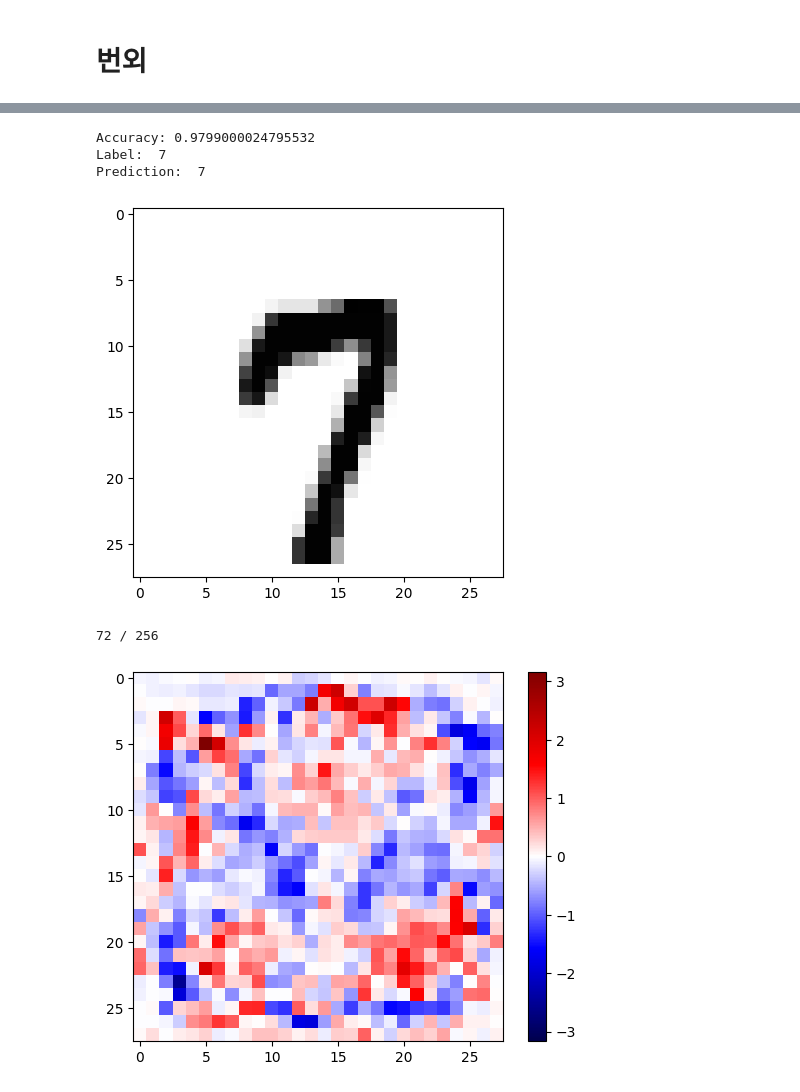
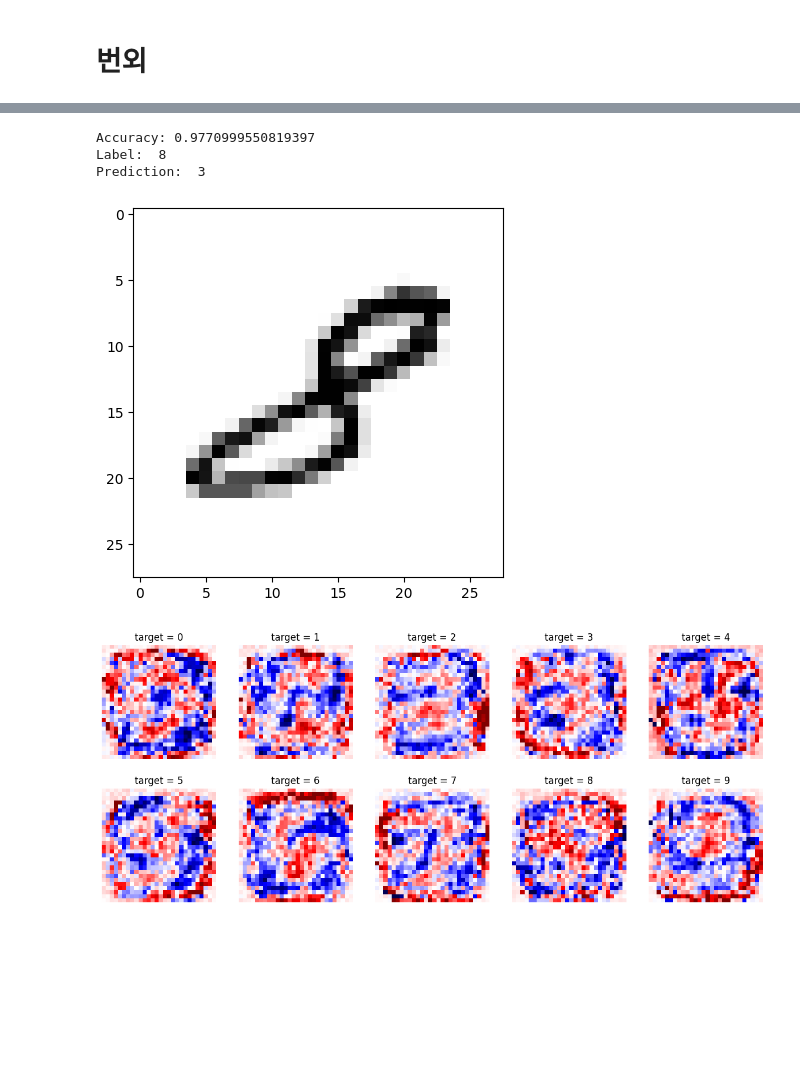
Before and after one commit to pleielp/DL-PyTorch, a Jupyter notebook: 딥러닝_파이토치_교과서/05.ipynb, the cells around one changed output, grey strips where cells are left out. Cells and saved outputs as stored; diff of their text form; code cells hidden in the pictures; blank space fills up the shorter version.

```diff
--- a/딥러닝_파이토치_교과서/05.ipynb
+++ b/딥러닝_파이토치_교과서/05.ipynb
@@ -406,9 +406,9 @@ data_loader = DataLoader(dataset=mnist_train,
 # MNIST data image of shape 28 * 28 = 784
 # linear = nn.Linear(784, 10, bias=True).to(device)
 model = nn.Sequential(
-    nn.Linear(784, 256),
+    nn.Linear(784, 128),
     nn.ReLU(),
-    nn.Linear(256, 10)
+    nn.Linear(128, 10)
 ).to(device)
 
 # 비용 함수와 옵티마이저 정의
@@ -489,31 +489,43 @@ with torch.no_grad(): # torch.no_grad()를 하면 gradient 계산을 수행하
     plt.imshow(mnist_test.test_data[r:r + 1].view(28, 28), cmap='Greys', interpolation='nearest')
     plt.show()
 # %% [output]
-Accuracy: 0.9799000024795532
-Label:  7
-Prediction:  7
+Accuracy: 0.9770999550819397
+Label:  8
+Prediction:  3
-[figure, old version]
+[figure, new version]
 # %%
-target = 1
+import numpy as np
 
-w0 = model[0].weight
-# w0_reshape = w0[1].detach().cpu().view(28, 28)
+N = 40
 
-w2 = model[2].weight
-w2_target = [i for i, v in enumerate(w2[target]) if abs(v) > 0.25]
-print(len(w2_target), '/', len(w2[target]))
-w0_sum_target = torch.zeros(784)
-for n in w2_target:
-# for n in range(w2.shape[1]):
-  # w0_sum_target += w0[n].detach().cpu()
-  w0_sum_target += w2[target][n].item() * w0[n].detach().cpu()
-w0_reshape_target = w0_sum_target.view(28, 28)
-lim = w0_reshape_target.abs().max()
+w0 = model[0].weight.detach().cpu()
+w2 = model[2].weight.detach().cpu()
 
-# plt.imshow(w0_reshape_target, cmap='Greys', interpolation='nearest')
-plt.imshow(w0_reshape_target, cmap='seismic', vmin=-lim, vmax=lim)
-plt.colorbar()
+fig, axes = plt.subplots(2, 5, figsize=(15, 6))
+
+target_num = []
+for target, ax in enumerate(axes.flat):
+  # w2_target = [i for i, v in enumerate(w2[target]) if v > 0.15]
+  # target_num.append(len(w2_target))
+  topN = torch.topk(w2[target], N).indices.tolist()   # 양의 기여 상위 N개
+
+  w0_sum_target = torch.zeros(784)
+  # for n in w2_target:
+  for n in topN:
+    w0_sum_target += w2[target][n].item() * w0[n]
+  img = w0_sum_target.view(28, 28)
+
+  img = (img - img.mean()) / img.std()   # A: 표준화
+
+  # lim = img.abs().max()
+  lim = np.percentile(img.abs().numpy(), 98)   # B: 클리핑
+
+  # ax.imshow(img, cmap='Greys', interpolation='nearest', vmin=-lim, vmax=lim)
+  ax.imshow(img, cmap='seismic', vmin=-lim, vmax=lim)
+  ax.set_title(f'target = {target}')
+  ax.axis('off')
+
+# print('Target Nums: ', target_num, '/', len(w2[target]))
 plt.show()
 # %% [output]
-72 / 256
-[figure, old version]
+[figure, new version]
```
Also changed, not shown: parts of 1 cell of this notebook.
